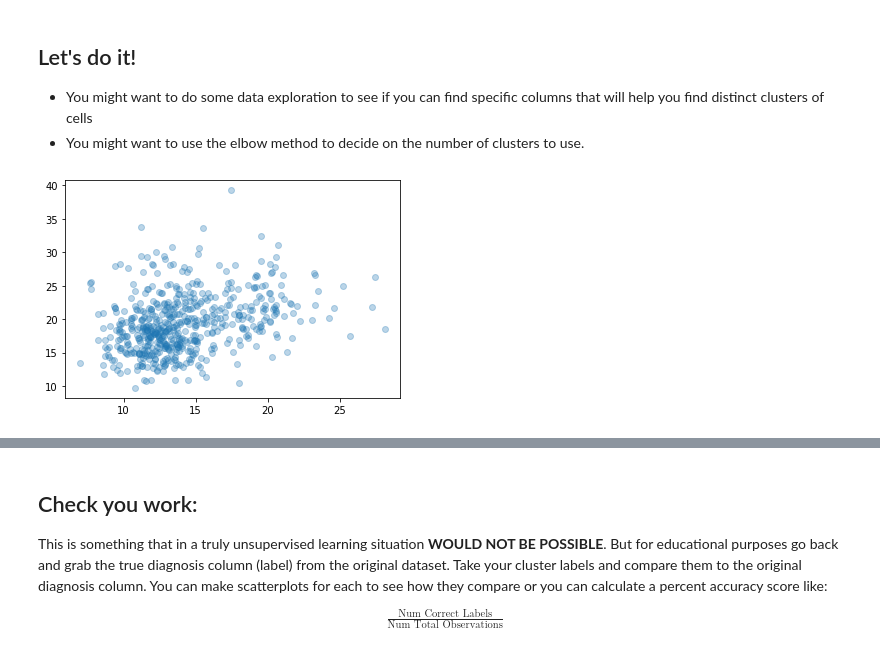
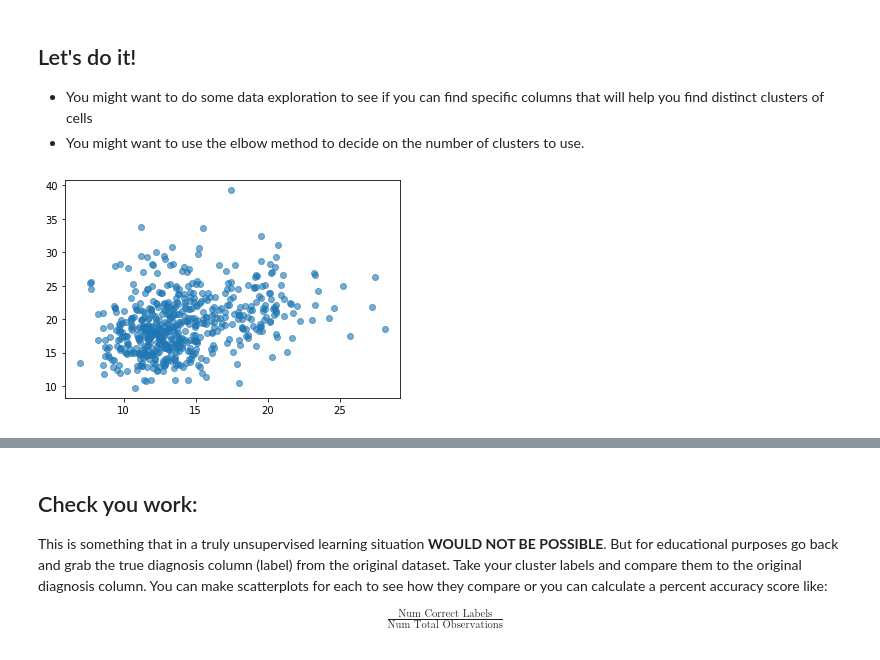
Before and after one commit to njaiprakash/DS-Unit-1-Sprint-3-Linear-Algebra, a Jupyter notebook: module4-clustering/LS_DS_134_Clustering_Assignment.ipynb, the cells around one changed output, grey strips where cells are left out. Saved outputs shown, nothing was run; the diff lists cells and outputs as text; code cells hidden in the pictures.

```diff
--- a/module4-clustering/LS_DS_134_Clustering_Assignment.ipynb
+++ b/module4-clustering/LS_DS_134_Clustering_Assignment.ipynb
@@ -116,10 +128,9 @@ df.head()
 - You might want to do some data exploration to see if you can find specific columns that will help you find distinct clusters of cells
 - You might want to use the elbow method to decide on the number of clusters to use.
 # %%
-# Perform K-Means Clustering on the Dataset
-plt.scatter(df['radius_mean'], df['texture_mean'], alpha=.3);
+plt.scatter(df['radius_mean'], df['texture_mean'], alpha=0.6);
 # %% [output]
-[figure, old version]
+[figure, new version]
 # %%
 sum_of_squared_distances = []
 K = range(1,10)
```
Also changed, not shown: parts of 21 cells of this notebook.
